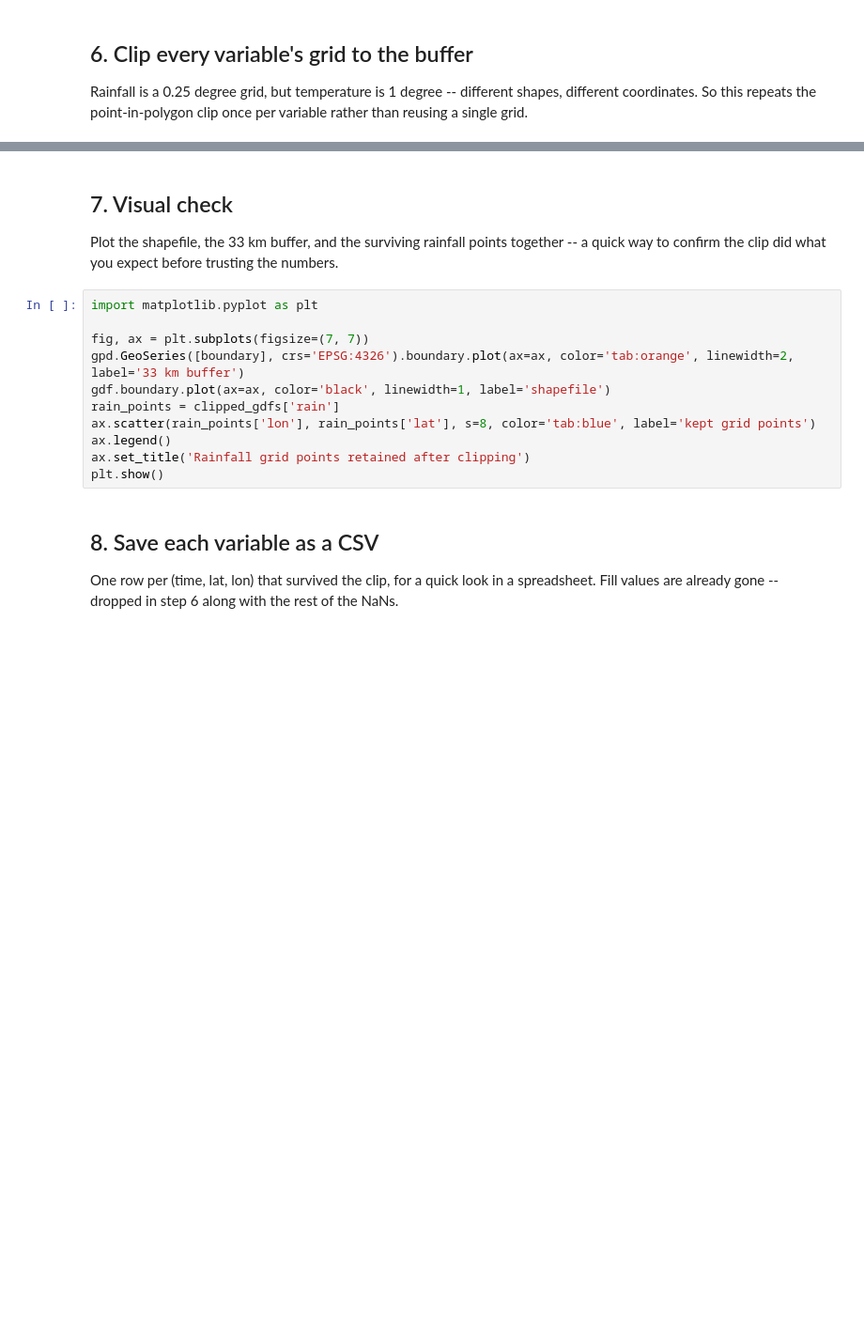
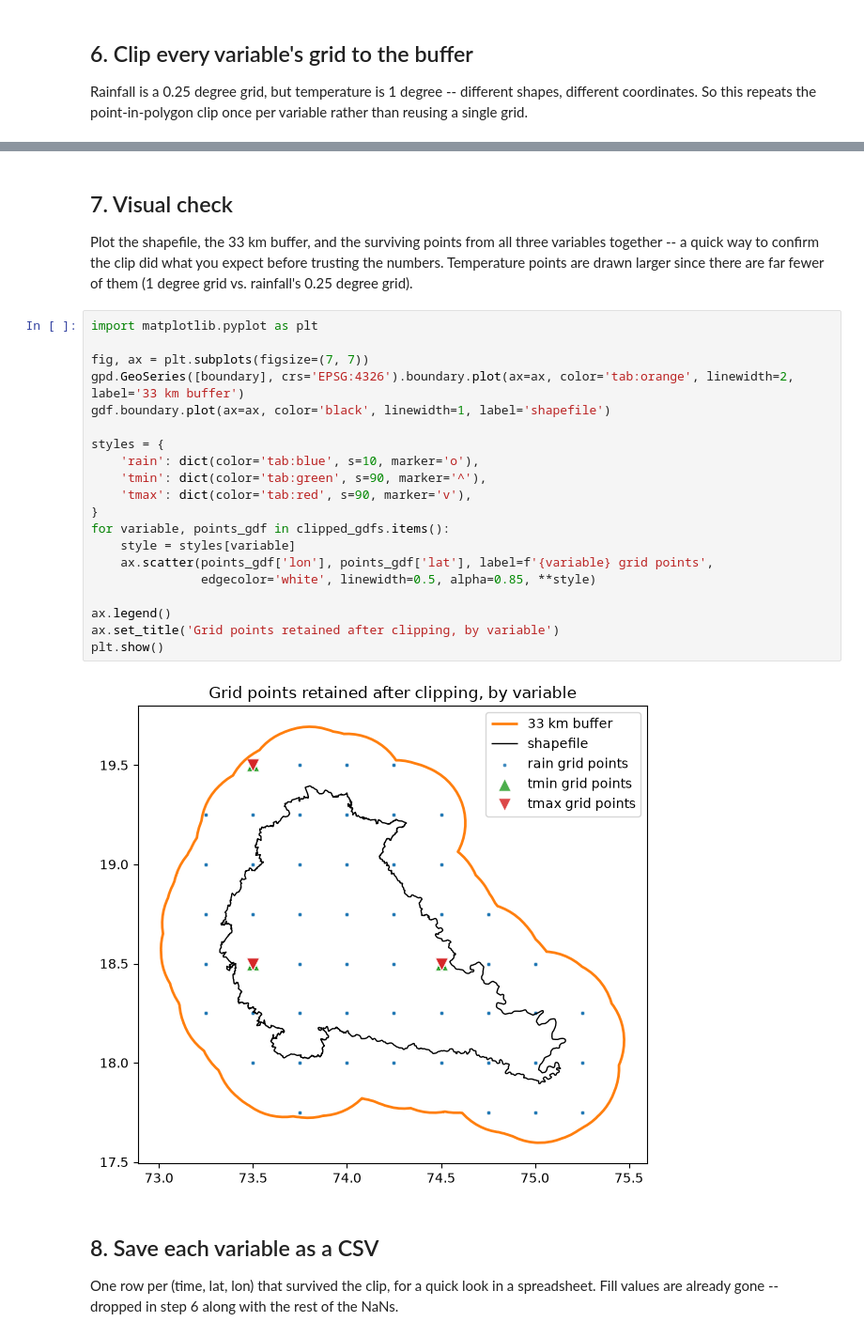
Before and after one commit to anantrajj7-sketch/lecture-deck, a Jupyter notebook: imd_gridded_clip_exercise.ipynb, the cells around one changed output, grey strips where cells are left out. Shown at 94% size. Cells and saved outputs as stored; diff of their text form; blank space fills up the shorter version.

```diff
--- a/imd_gridded_clip_exercise.ipynb
+++ b/imd_gridded_clip_exercise.ipynb
@@ -144,18 +196,29 @@ for variable, ds in datasets.items():
 # %% [markdown]
 ## 7. Visual check
 
-Plot the shapefile, the 33 km buffer, and the surviving rainfall points together -- a quick way to confirm the clip did what you expect before trusting the numbers.
+Plot the shapefile, the 33 km buffer, and the surviving points from all three variables together -- a quick way to confirm the clip did what you expect before trusting the numbers. Temperature points are drawn larger since there are far fewer of them (1 degree grid vs. rainfall's 0.25 degree grid).
 # %%
 import matplotlib.pyplot as plt
 
 fig, ax = plt.subplots(figsize=(7, 7))
 gpd.GeoSeries([boundary], crs='EPSG:4326').boundary.plot(ax=ax, color='tab:orange', linewidth=2, label='33 km buffer')
 gdf.boundary.plot(ax=ax, color='black', linewidth=1, label='shapefile')
-rain_points = clipped_gdfs['rain']
-ax.scatter(rain_points['lon'], rain_points['lat'], s=8, color='tab:blue', label='kept grid points')
+
+styles = {
+    'rain': dict(color='tab:blue', s=10, marker='o'),
+    'tmin': dict(color='tab:green', s=90, marker='^'),
+    'tmax': dict(color='tab:red', s=90, marker='v'),
+}
+for variable, points_gdf in clipped_gdfs.items():
+    style = styles[variable]
+    ax.scatter(points_gdf['lon'], points_gdf['lat'], label=f'{variable} grid points',
+               edgecolor='white', linewidth=0.5, alpha=0.85, **style)
+
 ax.legend()
-ax.set_title('Rainfall grid points retained after clipping')
+ax.set_title('Grid points retained after clipping, by variable')
 plt.show()
+# %% [output]
+[figure, added]
 # %% [markdown]
 ## 8. Save each variable as a CSV
 
```
Also changed, not shown: parts of 8 cells of this notebook.
